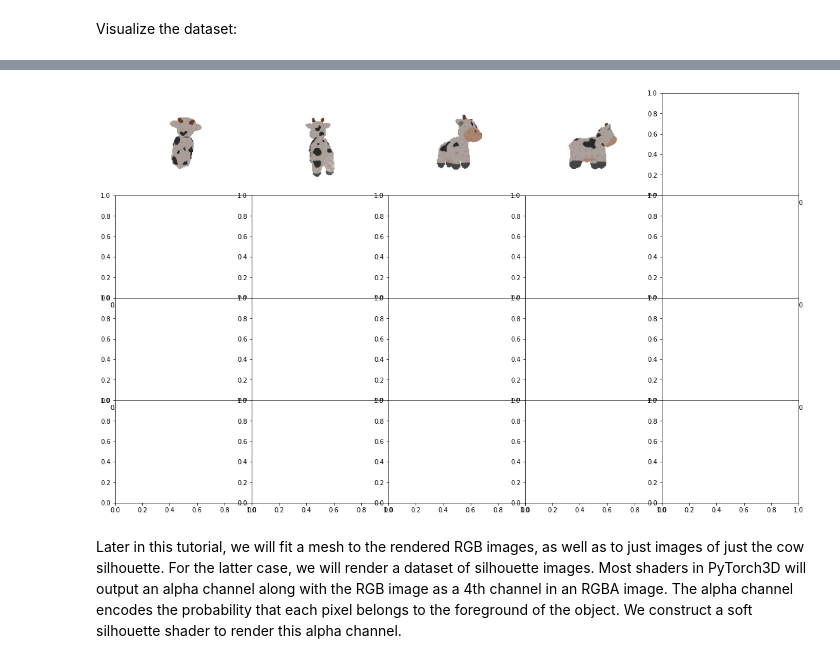
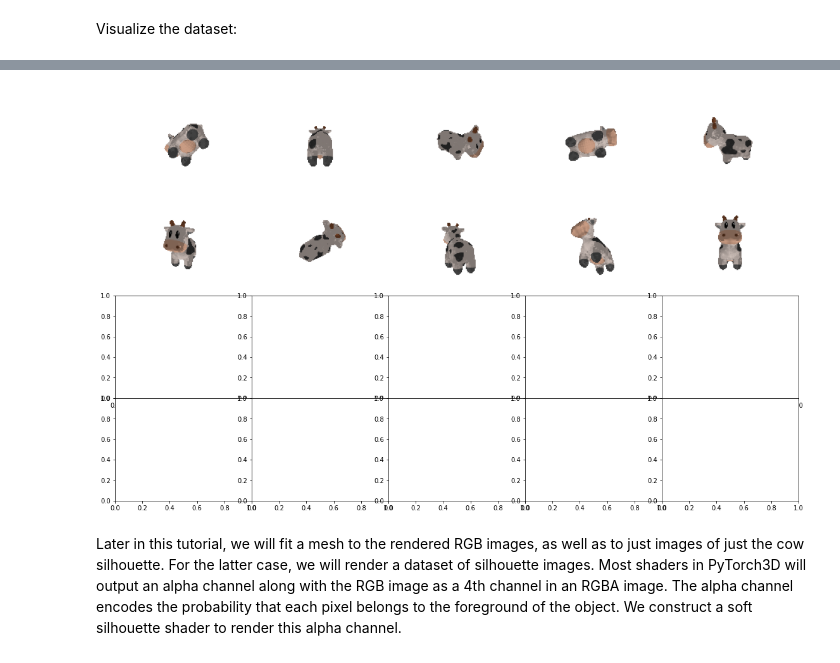
Before and after one commit to theycallmepeter/pytorch3d_PBR, a Jupyter notebook: docs/tutorials/fit_textured_mesh.ipynb, the cells around one changed output, grey strips where cells are left out. Cells and saved outputs as stored; diff of their text form; code cells hidden in the pictures.

```diff
--- a/docs/tutorials/fit_textured_mesh.ipynb
+++ b/docs/tutorials/fit_textured_mesh.ipynb
@@ -493,9 +550,11 @@ torch.Size([5856, 3])
 # %%
 # RGB images
-image_grid(target_images_batch.cpu().numpy(), rows=4, cols=5, rgb=True)
+print()
+
+image_grid(np.asarray(target_rgb[:10]), rows=4, cols=5, rgb=True)
 plt.show()
 # %% [output]
-[figure, old version]
+[figure, new version]
 # %% [markdown]
 Later in this tutorial, we will fit a mesh to the rendered RGB images, as well as to just images of just the cow silhouette.  For the latter case, we will render a dataset of silhouette images.  Most shaders in PyTorch3D will output an alpha channel along with the RGB image as a 4th channel in an RGBA image.  The alpha channel encodes the probability that each pixel belongs to the foreground of the object.  We construct a soft silhouette shader to render this alpha channel.
 # %%
```
Also changed, not shown: parts of 13 cells of this notebook, 2 other files.
